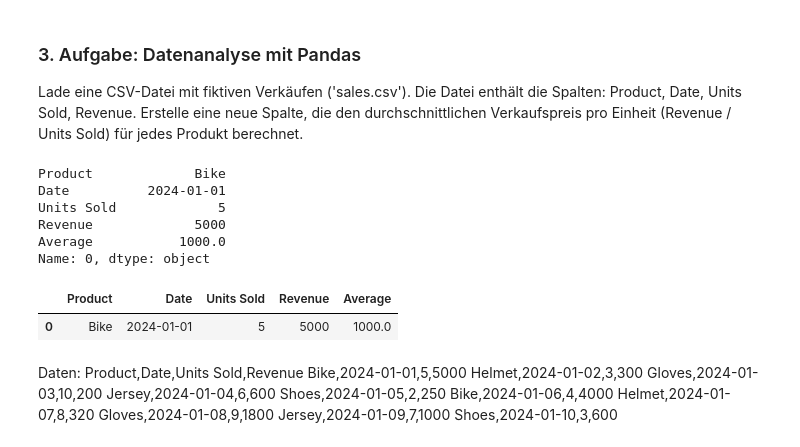
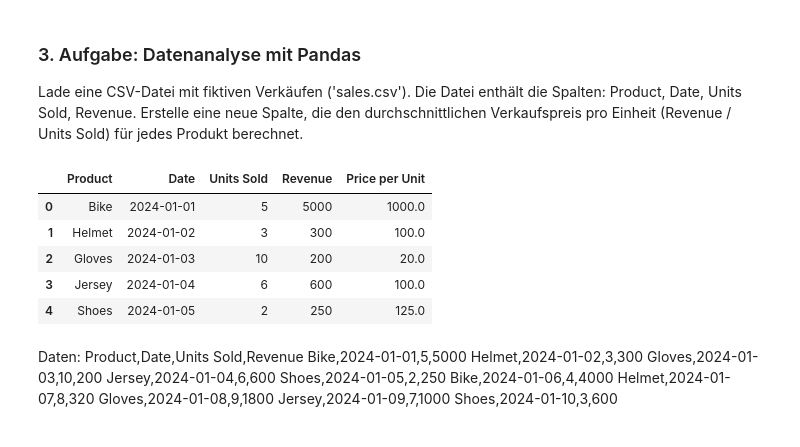
Before and after one commit to schaeferju/Hello_World, a Jupyter notebook: PythonGrundlagen_003/PythonGrundlagen_003.ipynb, the cells around one changed output. Cells and saved outputs as stored; diff of their text form; code cells hidden in the pictures.

```diff
--- a/PythonGrundlagen_003/PythonGrundlagen_003.ipynb
+++ b/PythonGrundlagen_003/PythonGrundlagen_003.ipynb
@@ -78,24 +78,22 @@ Lade eine CSV-Datei mit fiktiven Verkäufen ('sales.csv'). Die Datei enthält di
 # %%
 # Datenanalyse mit Pandas
 import pandas as pd
 
 # Lade die CSV-Datei
 df = pd.read_csv('sales.csv')
 
 # Erstelle eine neue Spalte für den durchschnittlichen Verkaufspreis pro Einheit
-df["Average"] = df["Revenue"]/df["Units Sold"]
+df["Price per Unit"] = df["Revenue"]/df["Units Sold"]
 
 # Zeige die ersten Zeilen des DataFrames an
-df.head(1)
+df.head()
 # %% [output]
-Product             Bike
-Date          2024-01-01
-Units Sold             5
-Revenue             5000
-Average           1000.0
-Name: 0, dtype: object
-|  | Product | Date | Units Sold | Revenue | Average |
+|  | Product | Date | Units Sold | Revenue | Price per Unit |
 | 0 | Bike | 2024-01-01 | 5 | 5000 | 1000.0 |
+| 1 | Helmet | 2024-01-02 | 3 | 300 | 100.0 |
+| 2 | Gloves | 2024-01-03 | 10 | 200 | 20.0 |
+| 3 | Jersey | 2024-01-04 | 6 | 600 | 100.0 |
+| 4 | Shoes | 2024-01-05 | 2 | 250 | 125.0 |
 # %% [markdown]
 Daten:
 Product,Date,Units Sold,Revenue
```
Also changed, not shown: parts of 3 cells of this notebook.
